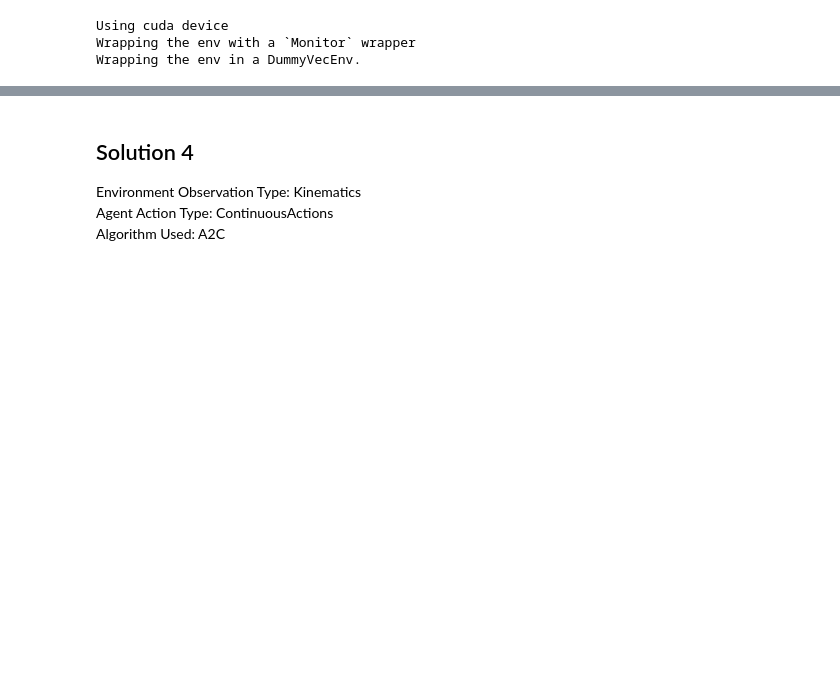
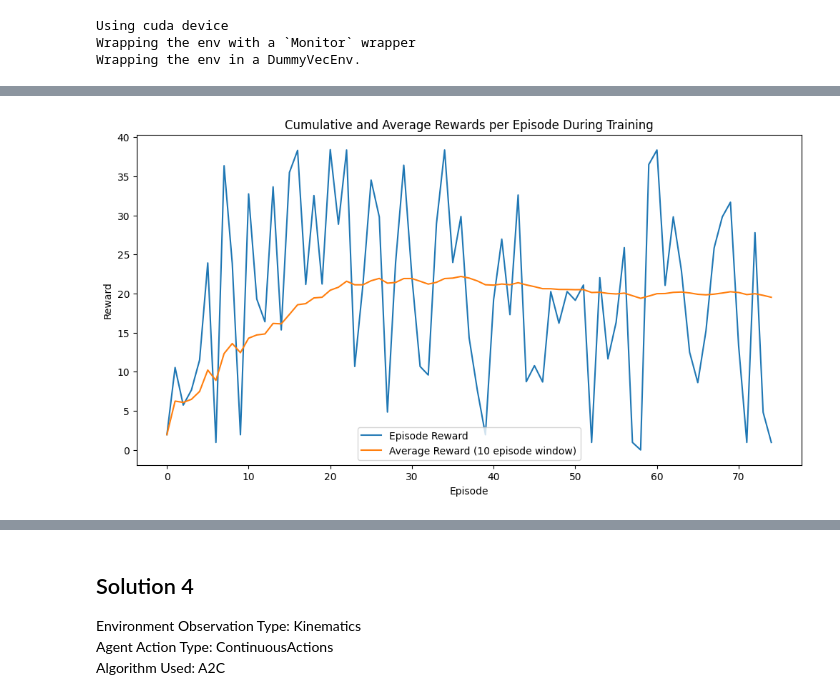
Before and after one commit to ontenkutsenko/RL_Autonomous_Driving, a Jupyter notebook: Individual Notebooks/RL_Project.ipynb, the cells around one changed output, grey strips where cells are left out. Drawn from its saved outputs; the diff is of its cells as text; code cells hidden in the pictures; blank space fills up the shorter version.

Commit message:
plot

```diff
--- a/Individual Notebooks/RL_Project.ipynb
+++ b/Individual Notebooks/RL_Project.ipynb
@@ -544,0 +526,15 @@ Total Reward during Visualization: 133.27261871782346
+# %%
+class RewardCallback(BaseCallback):
+    def __init__(self, verbose=0):
+        super(RewardCallback, self).__init__(verbose)
+        self.episode_rewards = []
+        self.current_rewards = 0
+
+    def _on_step(self) -> bool:
+        self.current_rewards += self.locals['rewards'][0]
+        if self.locals['dones'][0]:
+            self.episode_rewards.append(self.current_rewards)
+            self.current_rewards = 0
+        return True
+
+reward_callback = RewardCallback()
@@ -544,0 +562,19 @@ Total Reward during Visualization: 133.27261871782346
+# %%
+# Calculate cumulative rewards
+#cumulative_rewards = np.cumsum(reward_callback.episode_rewards)
+#average_rewards = np.convolve(reward_callback.episode_rewards, np.ones(8)/8, mode='valid')
+
+cumulative_rewards = np.cumsum(reward_callback.episode_rewards)
+average_rewards = np.cumsum(reward_callback.episode_rewards) / np.arange(1, len(reward_callback.episode_rewards) + 1)
+
+# Plotting
+plt.figure(figsize=(12, 6))
+plt.plot(reward_callback.episode_rewards, label='Episode Reward')
+plt.plot(np.arange(len(average_rewards)), average_rewards, label='Average Reward (10 episode window)')
+plt.xlabel('Episode')
+plt.ylabel('Reward')
+plt.title('Cumulative and Average Rewards per Episode During Training')
+plt.legend()
+plt.show()
+# %% [output]
+[figure, added]
```
Also changed, not shown: parts of 11 cells of this notebook.
